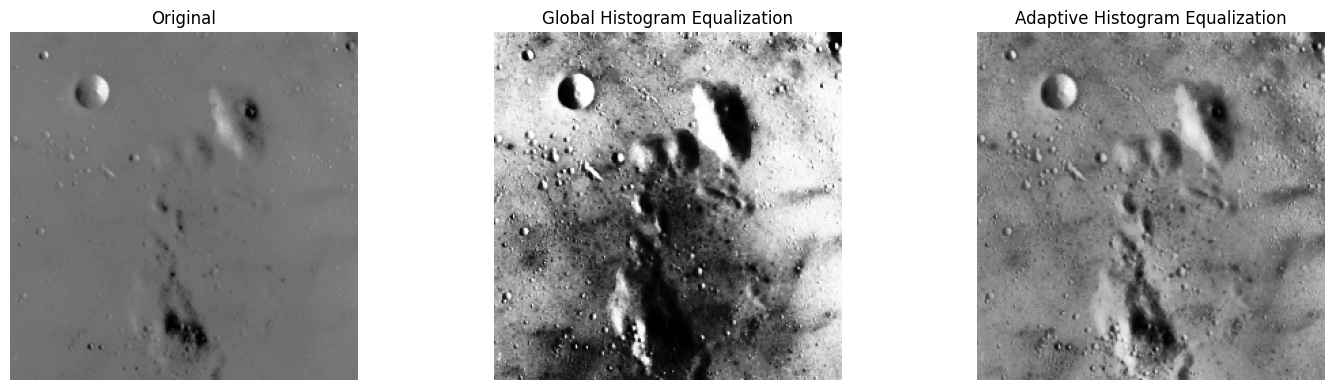
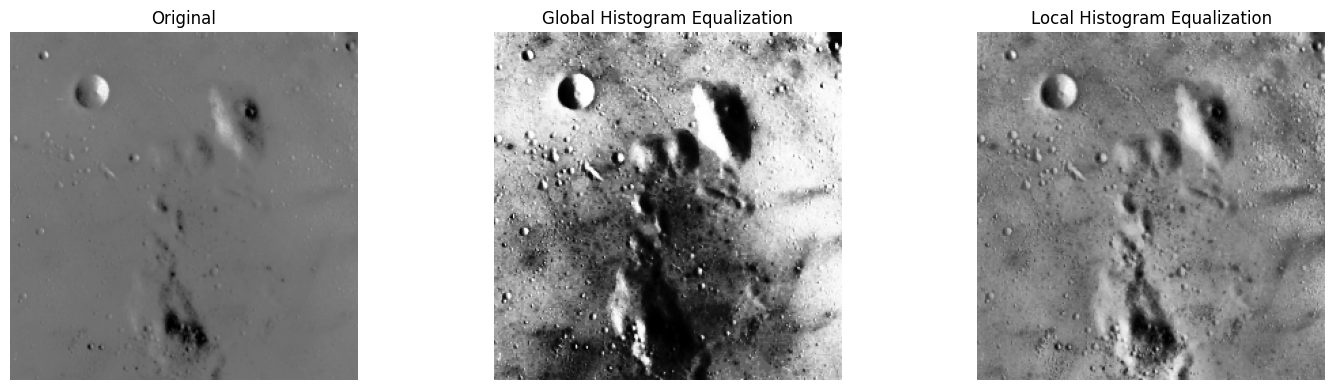
Code edit (unified diff) that turned the first committed figure into the second:
--- before
+++ after
@@ -1,4 +1,4 @@
 # Adaptive Histogram Equalization (AHE)
-img_ahe = equalize_adapthist(img, kernel_size=50, clip_limit=0.03)
+img_ahe = equalize_adapthist(img, clip_limit=0.03)
 
 # Visualisierung
@@ -14,5 +14,5 @@
 
 axes[2].imshow(img_ahe, cmap="gray")
-axes[2].set_title("Adaptive Histogram Equalization")
+axes[2].set_title("Local Histogram Equalization")
 axes[2].axis("off")
 

Commit: update blatt 6